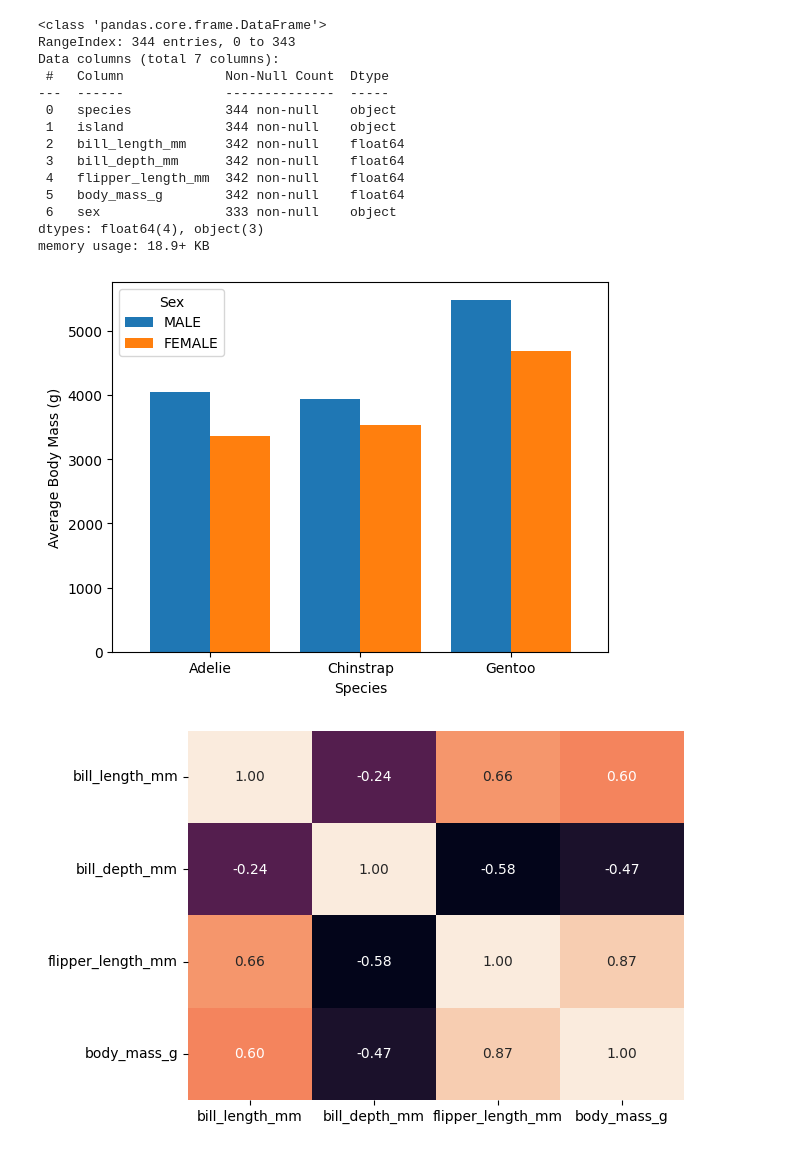
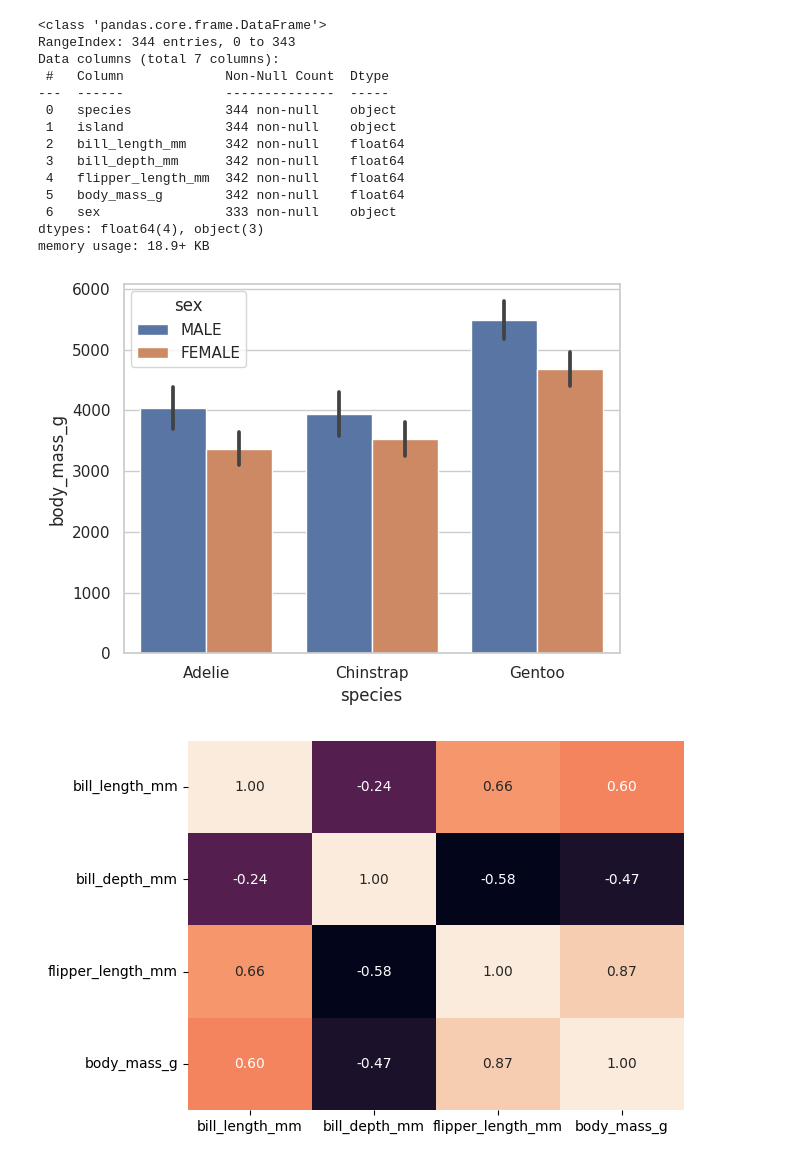
Before and after one commit to seonghaiiiii/aipython, a Jupyter notebook: 240111.ipynb, the cells around one changed output. Cells and saved outputs as stored; diff of their text form; code cells hidden in the pictures.

```diff
--- a/240111.ipynb
+++ b/240111.ipynb
@@ -310,16 +310,11 @@ Data columns (total 7 columns):
  6   sex                333 non-null    object
 dtypes: float64(4), object(3)
 memory usage: 18.9+ KB
-# %%
-average_body_mass = pg.groupby(['species', 'sex'])['body_mass_g'].mean().unstack()
-average_body_mass = average_body_mass[['MALE', 'FEMALE']]
-average_body_mass.plot(kind='bar',width=0.8,rot=0)
-plt.xlabel('Species')
-plt.ylabel('Average Body Mass (g)')
-plt.legend(title='Sex')
-plt.show()
-# %% [output]
-[figure, removed]
+# %%
+sns.barplot(x='species',y='body_mass_g',hue='sex',data=pg, errorbar='sd')
+plt.show()
+# %% [output]
+[figure, added]
 # %%
 df=pg.corr()
 sns.heatmap(data=df,annot=True,fmt='.2f',cbar=False)
```
Also changed, not shown: parts of 1 cell of this notebook.
